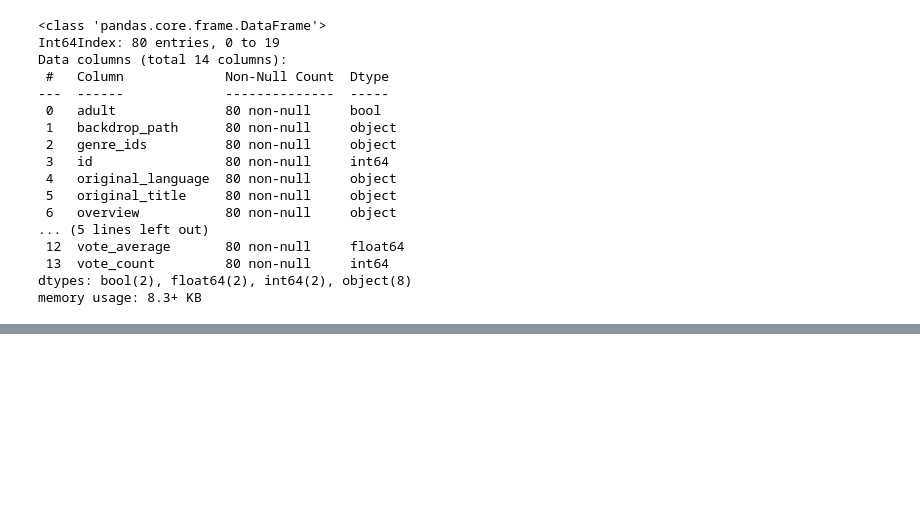
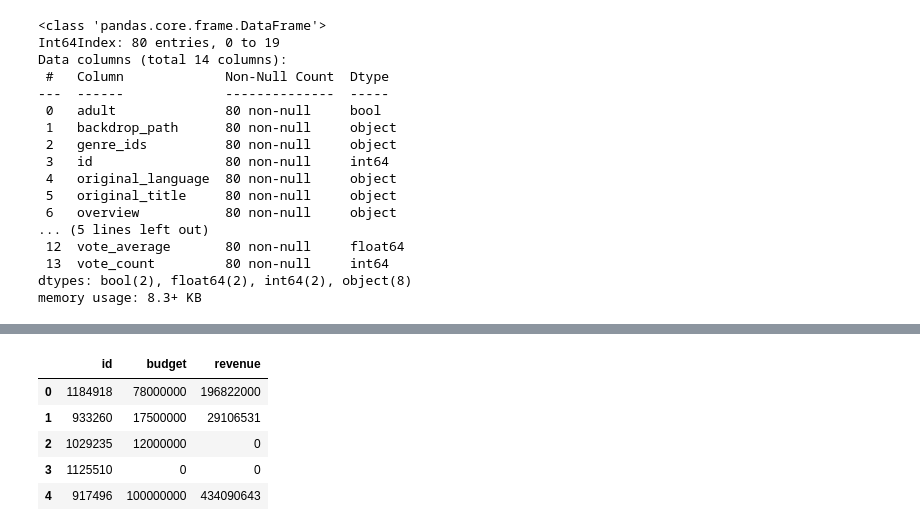
Before and after one commit to calebLSw/AI-1, a Jupyter notebook: Semester 1/Movies/Movies.ipynb, the cells around one changed output, grey strips where cells are left out. Saved outputs shown, nothing was run; the diff lists cells and outputs as text; code cells hidden in the pictures; blank space fills up the shorter version.

```diff
--- a/Semester 1/Movies/Movies.ipynb
+++ b/Semester 1/Movies/Movies.ipynb
@@ -169,0 +180,9 @@ IndentationError: expected an indented block (181300868.py, line 2)
+# %%
+money_df.head()
+# %% [output]
+|  | id | budget | revenue |
+| 0 | 1184918 | 78000000 | 196822000 |
+| 1 | 933260 | 17500000 | 29106531 |
+| 2 | 1029235 | 12000000 | 0 |
+| 3 | 1125510 | 0 | 0 |
+| 4 | 917496 | 100000000 | 434090643 |
```
Also changed, not shown: parts of 16 cells of this notebook, 1 other file.
